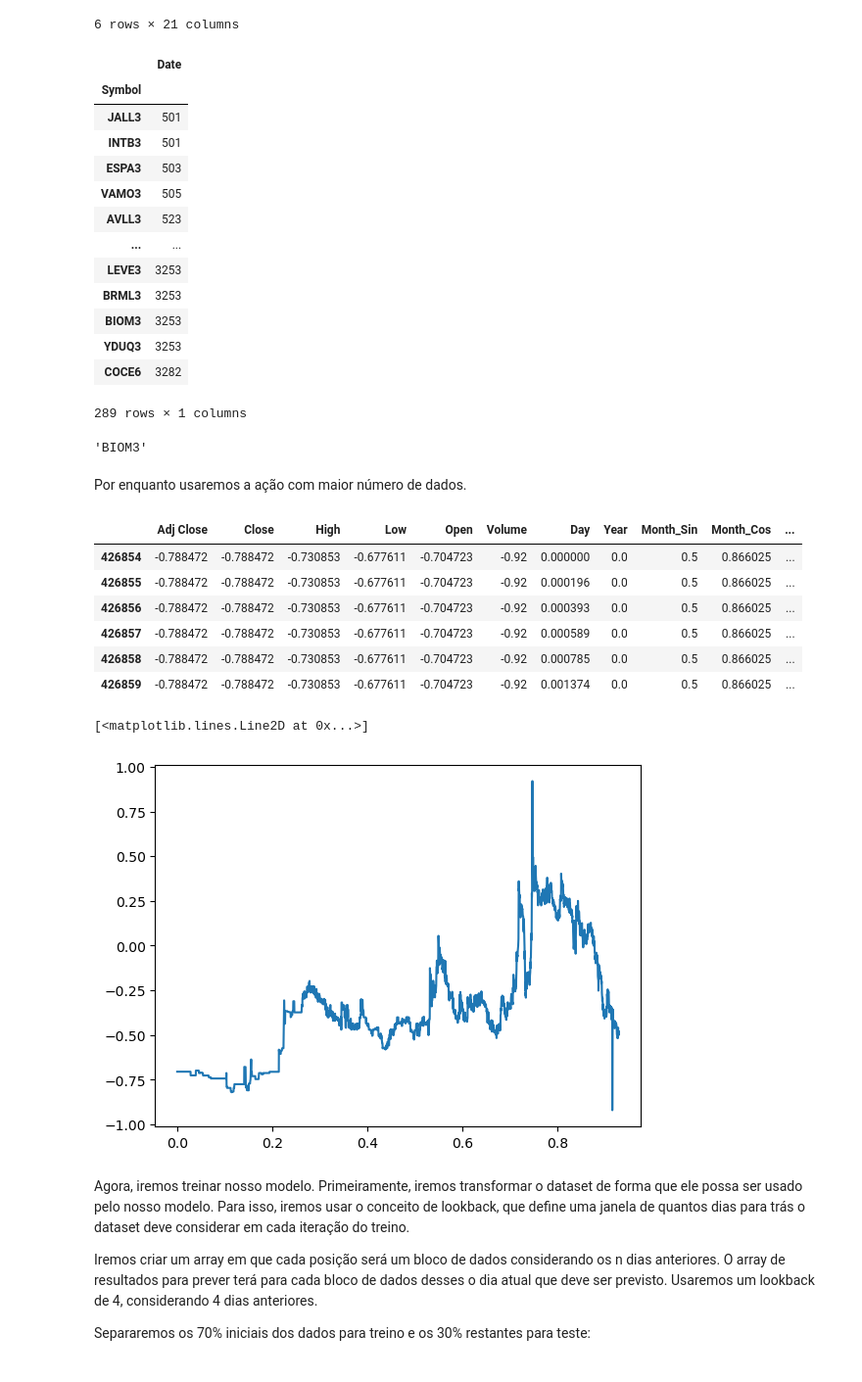
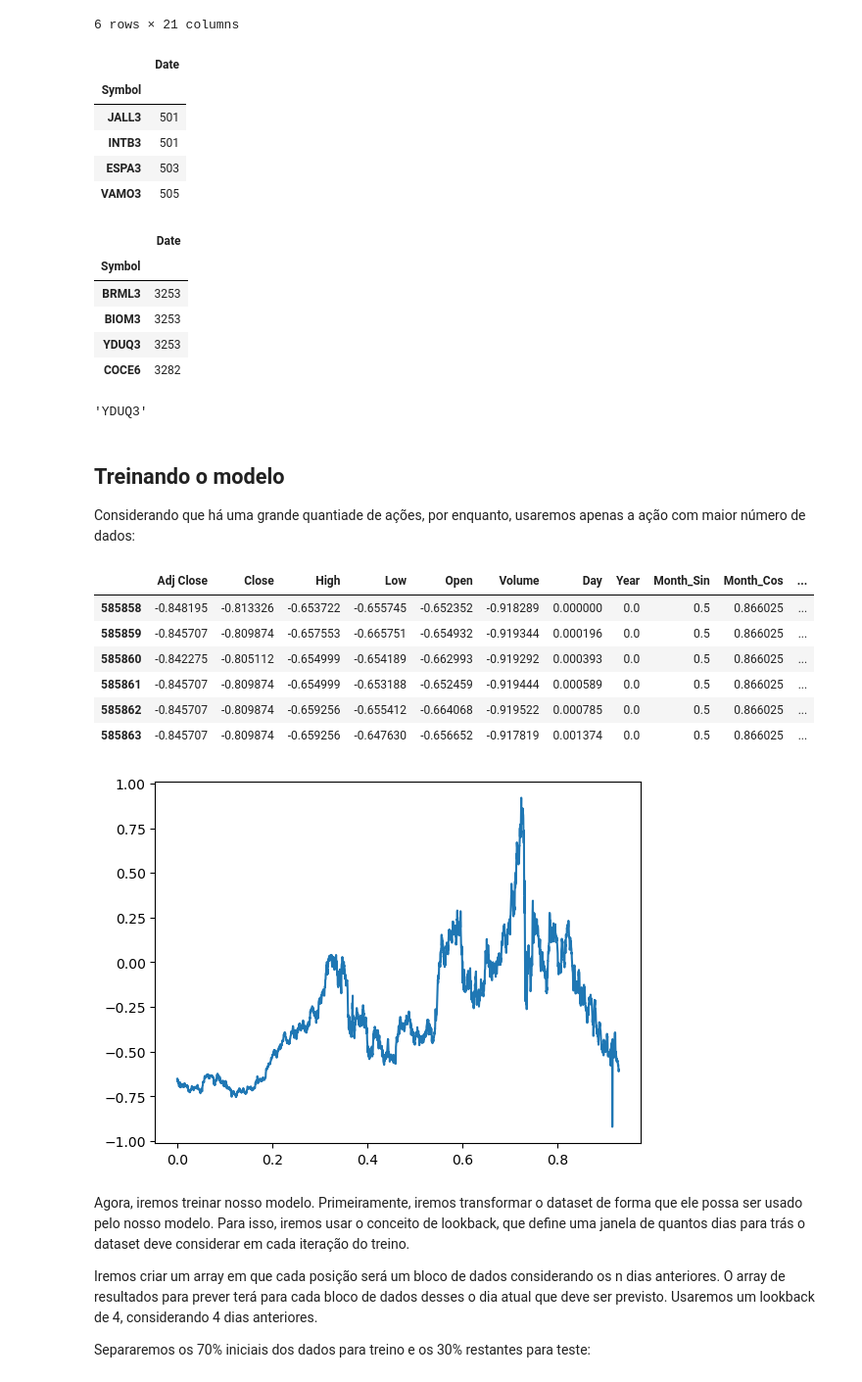
Before and after one commit to gabrielmaia2/trabalho-ml2023, a Jupyter notebook: Trabalho.ipynb, the cells around one changed output. Shown: that part at 98% size. Drawn from its saved outputs; the diff is of its cells as text; code cells hidden in the pictures.

```diff
--- a/Trabalho.ipynb
+++ b/Trabalho.ipynb
@@ -124,7 +160,7 @@ dateData = data.copy()
 dateData['Day'] = (dates - startDate).dt.days
 dateData['Year'] = dates.dt.year - startDate.year
 dateData['Month'] = dates.dt.month # [1-12]
-dateData['YearWeek'] = dates.dt.week  # [1-53]
+dateData['YearWeek'] = dates.dt.isocalendar().week.astype('int') # [1-53]
 dateData['YearDay'] = dates.dt.day_of_year  # [1-366]
 dateData['MonthDay'] = dates.dt.day  # [1-31]
 dateData['WeekDay'] = dates.dt.day_of_week  # [0-6]
@@ -248,10 +284,11 @@ display(scaledData.head(6))
 # %%
 numberItems = pd.DataFrame(data.groupby(
     ['Symbol']).count().iloc[:, 0].sort_values())
-display(numberItems)
+display(numberItems.head(4))
+display(numberItems.tail(4))
 
 # O maior é o da COCE6, mas os dados desta não estão muito bons.
-biggest = numberItems.index[-3]
+biggest = numberItems.index[-2]
 display(biggest)
 # %% [output]
 |  | Date |
@@ -260,39 +297,41 @@ display(biggest)
 | INTB3 | 501 |
 | ESPA3 | 503 |
 | VAMO3 | 505 |
-| AVLL3 | 523 |
-| ... | ... |
-| LEVE3 | 3253 |
-| BRML3 | 3253 |
-| BIOM3 | 3253 |
-| YDUQ3 | 3253 |
-| COCE6 | 3282 |
+|  | Date |
+| Symbol |  |
+| BRML3 | 3253 |
+| BIOM3 | 3253 |
+| YDUQ3 | 3253 |
+| COCE6 | 3282 |
-289 rows × 1 columns
+'YDUQ3'
-'BIOM3'
 # %% [markdown]
-Por enquanto usaremos a ação com maior número de dados.
+## Treinando o modelo
+
+Considerando que há uma grande quantiade de ações,
+por enquanto, usaremos apenas a ação com maior número
+de dados:
 # %%
 dataset = scaledData[scaledData['Symbol'] == biggest].drop('Symbol', axis=1)
 dataset.sort_values(by=['Day'])
 
 # Iremos escalar novamente os dados ja que vamos usar apenas para uma ação
 scaler2 = MinMaxScaler((-1 + minMaxMargin, 1 - minMaxMargin))
 dataset[scalableFeats] = scaler2.fit_transform(dataset[scalableFeats])
 
 display(dataset.head(6))
 
 from matplotlib import pyplot as plt
 plt.plot(dataset['Day'], dataset['Open'])
+display()
 # %% [output]
 |  | Adj Close | Close | High | Low | Open | Volume | Day | Year | Month_Sin | Month_Cos | ... |
-| 426854 | -0.788472 | -0.788472 | -0.730853 | -0.677611 | -0.704723 | -0.92 | 0.000000 | 0.0 | 0.5 | 0.866025 | ... |
-| 426855 | -0.788472 | -0.788472 | -0.730853 | -0.677611 | -0.704723 | -0.92 | 0.000196 | 0.0 | 0.5 | 0.866025 | ... |
-| 426856 | -0.788472 | -0.788472 | -0.730853 | -0.677611 | -0.704723 | -0.92 | 0.000393 | 0.0 | 0.5 | 0.866025 | ... |
-| 426857 | -0.788472 | -0.788472 | -0.730853 | -0.677611 | -0.704723 | -0.92 | 0.000589 | 0.0 | 0.5 | 0.866025 | ... |
-| 426858 | -0.788472 | -0.788472 | -0.730853 | -0.677611 | -0.704723 | -0.92 | 0.000785 | 0.0 | 0.5 | 0.866025 | ... |
-| 426859 | -0.788472 | -0.788472 | -0.730853 | -0.677611 | -0.704723 | -0.92 | 0.001374 | 0.0 | 0.5 | 0.866025 | ... |
+| 585858 | -0.848195 | -0.813326 | -0.653722 | -0.655745 | -0.652352 | -0.918289 | 0.000000 | 0.0 | 0.5 | 0.866025 | ... |
+| 585859 | -0.845707 | -0.809874 | -0.657553 | -0.665751 | -0.654932 | -0.919344 | 0.000196 | 0.0 | 0.5 | 0.866025 | ... |
+| 585860 | -0.842275 | -0.805112 | -0.654999 | -0.654189 | -0.662993 | -0.919292 | 0.000393 | 0.0 | 0.5 | 0.866025 | ... |
+| 585861 | -0.845707 | -0.809874 | -0.654999 | -0.653188 | -0.652459 | -0.919444 | 0.000589 | 0.0 | 0.5 | 0.866025 | ... |
+| 585862 | -0.845707 | -0.809874 | -0.659256 | -0.655412 | -0.664068 | -0.919522 | 0.000785 | 0.0 | 0.5 | 0.866025 | ... |
+| 585863 | -0.845707 | -0.809874 | -0.659256 | -0.647630 | -0.656652 | -0.917819 | 0.001374 | 0.0 | 0.5 | 0.866025 | ... |
-[<matplotlib.lines.Line2D at 0x...>]
-[figure, old version]
+[figure, new version]
 # %% [markdown]
 Agora, iremos treinar nosso modelo.
 Primeiramente, iremos transformar o dataset de forma
```
Also changed, not shown: parts of 9 cells of this notebook.
